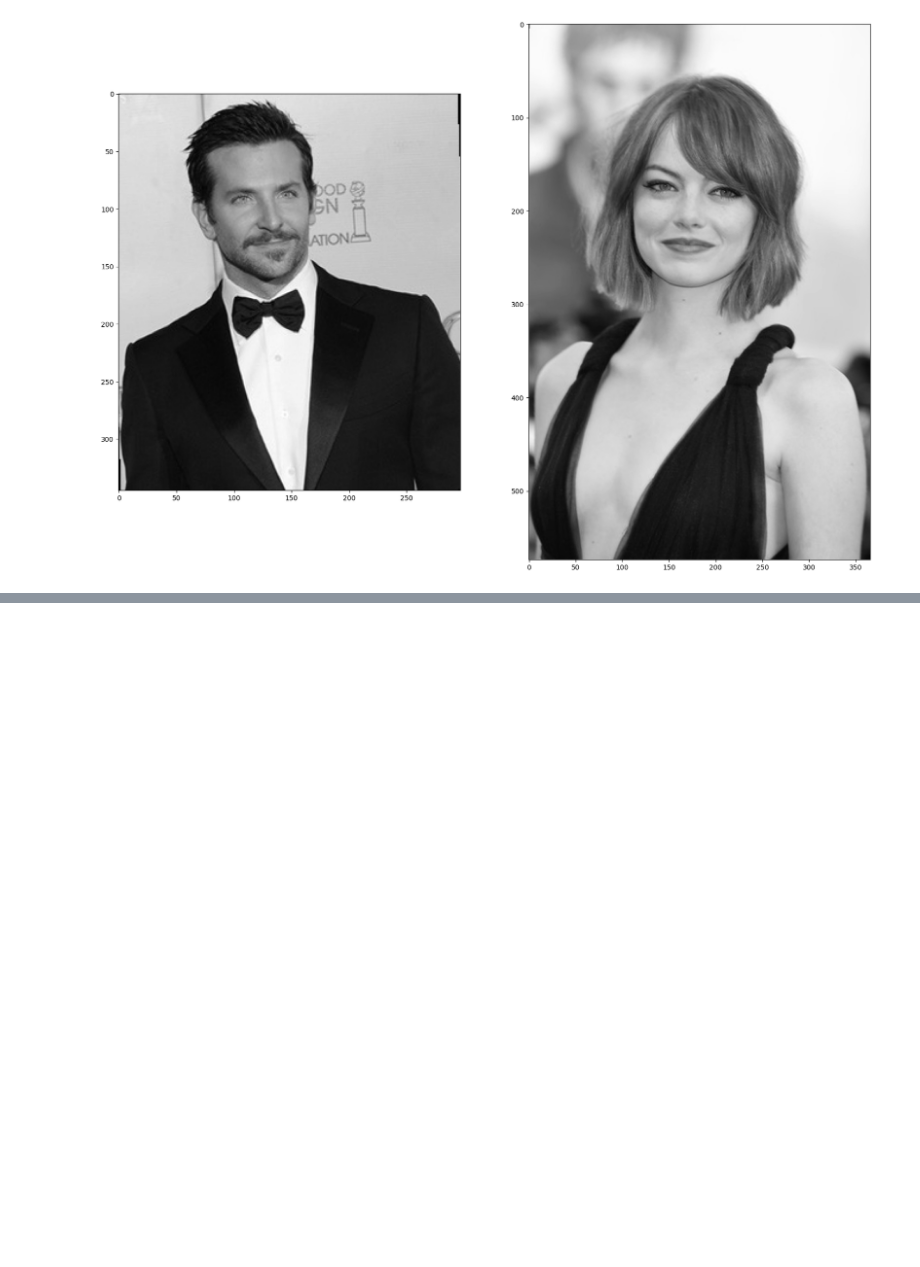
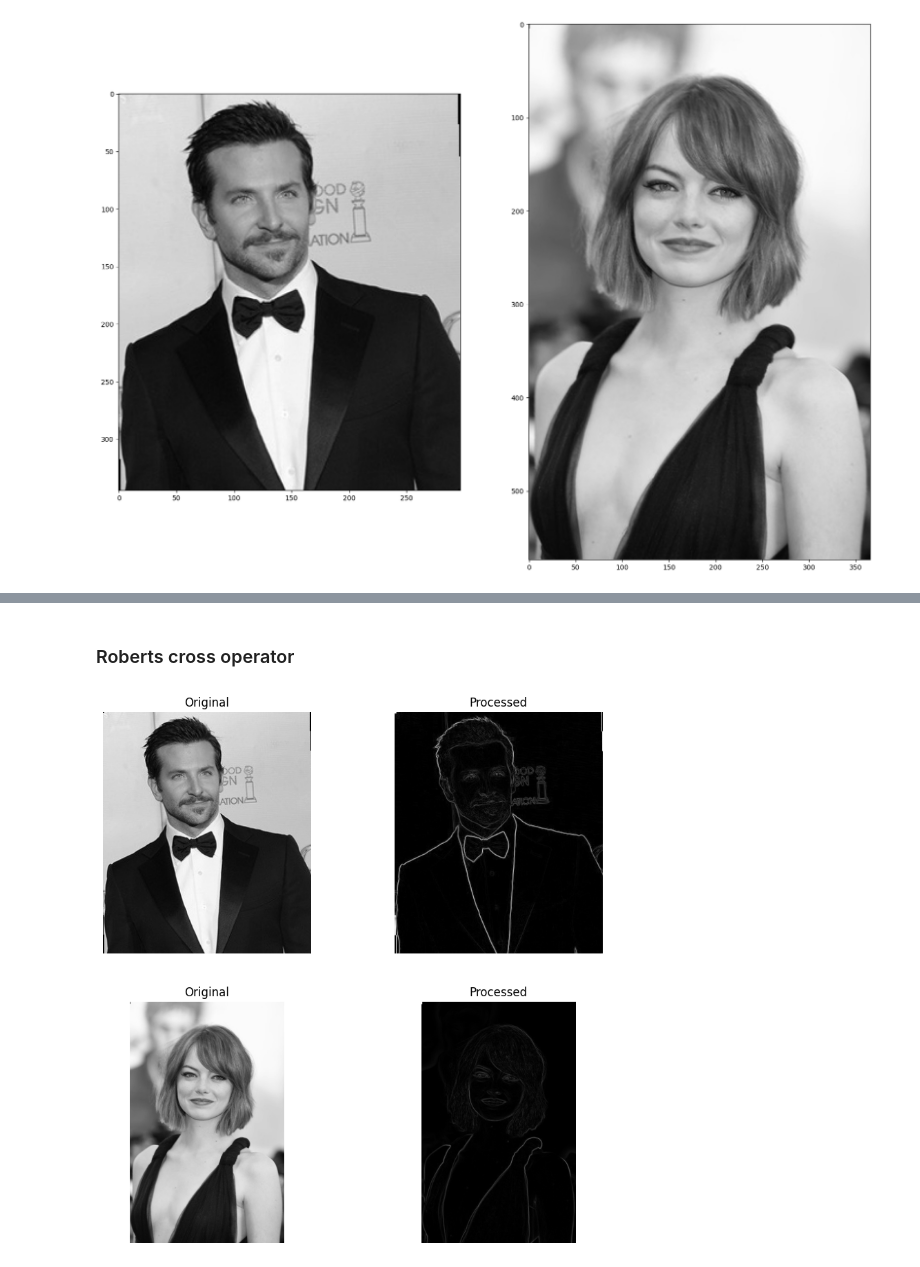
Before and after one commit to ProxPxD/AMiIU, a Jupyter notebook: 1_edge_detection_different_methods/gradient-based/gradient-based-implementation.ipynb, the cells around one changed output, grey strips where cells are left out. Drawn from its saved outputs; the diff is of its cells as text; code cells hidden in the pictures; blank space fills up the shorter version.

```diff
--- a/1_edge_detection_different_methods/gradient-based/gradient-based-implementation.ipynb
+++ b/1_edge_detection_different_methods/gradient-based/gradient-based-implementation.ipynb
@@ -26 +67,21 @@ def visualize(imgs, format=None, gray=False):
+# %%
+def apply_operator_to_images(image_list, operator):
+    processed_images = []
+    for image in image_list:
+        edges = operator(image)
+        processed_images.append(edges)
+    return processed_images
+
+
+def show_edges(original_images, processed_images):
+
+    fig, axes = plt.subplots(len(original_images), 2, figsize=(10, 10))
+
+    for i, (image, processed_image) in enumerate(zip(original_images, processed_images)):
+        axes[i][0].imshow(image, cmap='gray')
+        axes[i][0].axis('off')
+        axes[i][0].set_title('Original')
+        axes[i][1].imshow(processed_image, cmap='gray')
+        axes[i][1].axis('off')
+        axes[i][1].set_title('Processed')
 # %%
@@ -76,0 +184,25 @@ plt.show()
+# %% [markdown]
+### Roberts cross operator
+# %%
+def roberts_cross_operator(image):
+
+    # Define kernels
+    kernel_x = np.array([[1, 0], [0, -1]])
+    kernel_y = np.array([[0, 1], [-1, 0]])
+
+    # Convolve the image with the kernels
+    gradient_x = cv2.filter2D(image, -1, kernel_x)
+    gradient_y = cv2.filter2D(image, -1, kernel_y)
+
+    # Compute the magnitude of the gradient
+    magnitude = np.sqrt(gradient_x**2 + gradient_y**2)
+
+    # Normalize magnitude to 0-255
+    magnitude = (magnitude * 255 / np.max(magnitude)).astype(np.uint8)
+
+    return magnitude
+
+roberts_results = apply_operator_to_images(images, roberts_cross_operator)
+show_edges(images, roberts_results)
+# %% [output]
+[figure, added]
```
Also changed, not shown: parts of 14 cells of this notebook, 13 other files.
